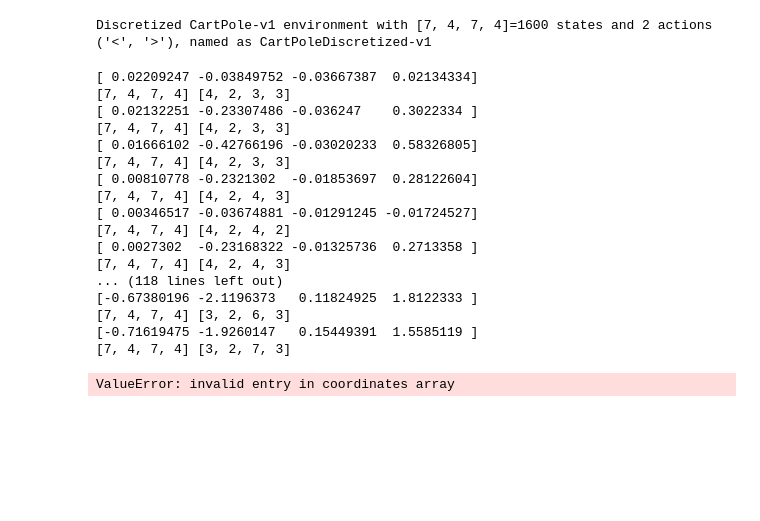
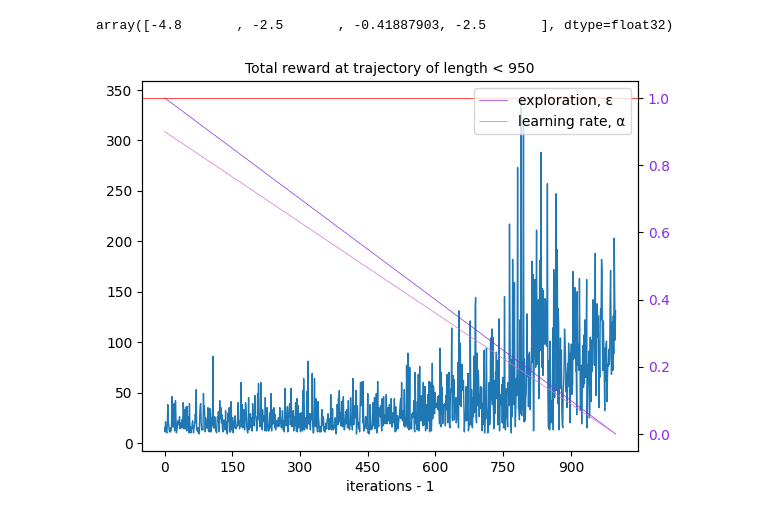
Before and after one commit to Axik0/DRL, a Jupyter notebook: DRL4(CartPole-v1).ipynb, the cells around one changed output. Saved outputs shown, nothing was run; the diff lists cells and outputs as text; code cells hidden in the pictures; blank space fills up the shorter version.

Commit message:
infinity cap for discretization, SARSA works for CartPole

```diff
--- a/DRL4(CartPole-v1).ipynb
+++ b/DRL4(CartPole-v1).ipynb
@@ -25,11 +25,10 @@ class CartPoleDiscretized:
         """overwrites method's output state (considered to be the first element output in returned tuple)"""
         def inner(*args, **kwargs):
             results = method(*args, **kwargs)
-            print(results[0])
             return list([args[0].encode(results[0]), *results[1:]])
         return inner
 
-    def __init__(self, aid_to_str=ACTIONS_STR, discr_cfg=(8, 5, 8, 5)):
+    def __init__(self, aid_to_str=ACTIONS_STR, discr_cfg=(10, 10, 10, 10), inf_cap=2.5):
         self.e = gym.make("CartPole-v1", render_mode="rgb_array")
         self.aid_to_str = ACTIONS_STR = ('<','>') # for policy visualization
 
@@ -43,24 +42,26 @@ class CartPoleDiscretized:
         self.sd = self.e.observation_space.shape[0]
         self.ul = self.e.observation_space.high
         self.ll = self.e.observation_space.low
-        self.b_eds, self.b_dims, self.b_rdms = self.get_bins(discr_cfg)
+        if inf_cap:
+            self.ul[1] = self.ul[3] = inf_cap
+            self.ll[1] = self.ll[3] = -inf_cap
+
+        self.b_eds, self.b_dims = self.get_bins(discr_cfg)
 
     def __repr__(self):
         return f"Discretized {self.e.unwrapped.spec.id} environment with {self.b_dims}={self.observation_space.n} states and {self.action_space.n} actions {self.aid_to_str}, named as {self.unwrapped.spec.id}"
 
     def get_bins(self, config):
-        """handles list/tuple of both bin sizes or 2d array with exact bin values"""
-        bin_edges, bin_sizes, raw_bin_sizes = [], [], []
+        """handles list/tuple of both bin sizes or an array with exact bin values (accounted for -1)"""
+        bin_edges, bin_sizes = [], []
         for i, b in enumerate(config):
             if isinstance(b, (int, np.integer)):
                 bin_sizes.append(b)
-                raw_bin_sizes.append(b-1)
-                bin_edges.append(np.linspace(self.ll[i]/2, self.ul[i]/2, num=b))
+                bin_edges.append(np.linspace(self.ll[i]/2, self.ul[i]/2, num=b-1)) # has to be 1 less cause we have n_edges=n_bins+1
             else:
                 bin_sizes.append(len(b))
-                raw_bin_sizes.append(len(b)-1)
                 bin_edges.append(b)
-        return bin_edges, bin_sizes, raw_bin_sizes
+        return bin_edges, bin_sizes
 
     def discretize(self, observation):
         """multidimensional discretization of 4-tuple of floats, s.that each bin is defined by its edge, i.e. is a half-open interval [b_va[i-1], b_va[i])"""
@@ -68,7 +69,6 @@ class CartPoleDiscretized:
 
     def encode(self, observation):
         """represents 4-tuple of discretized observation as a single integer"""
-        print(self.b_dims, self.discretize(observation))
         return np.ravel_multi_index(self.discretize(observation), dims=self.b_dims).item()
 
     @discrete
@@ -79,10 +79,10 @@ class CartPoleDiscretized:
     def step(self, action):
         return self.e.step(action)
 # %%
-ENV = CartPoleDiscretized()
-ENV
+ENV = CartPoleDiscretized(discr_cfg=(20, 10, 10, 20), inf_cap=2.5)
+ENV.ll
 # %% [output]
-Discretized CartPole-v1 environment with [7, 4, 7, 4]=1600 states and 2 actions ('<', '>'), named as CartPoleDiscretized-v1
+array([-4.8       , -2.5       , -0.41887903, -2.5       ], dtype=float32)
 # %%
 class ModelFreeAgent(RandAgent):
     """Model-free agent == R, TP functions of ENV aren't provided and aren't (explicitly?) approximated"""
@@ -130,6 +130,6 @@ class ModelFreeAgent(RandAgent):
             self.log.append(sum(results['r']))
             if verbose:
                 # ax = self.show_policy()
-                ax = self.learning_curve(title=f"Total reward at trajectory of length < {max_length}", l_scale=True)
+                ax = self.learning_curve(title=f"Total reward at trajectory of length < {max_length}", l_scale=False)
                 ax2 = ax.twinx()
                 ax2.tick_params(axis='y', labelcolor='blueviolet')
@@ -216,7 +216,7 @@ class MonteCarloAgent(ModelFreeAgent):
             eps_rates.append(eps)
             if verbose:
                 # ax = self.show_policy()
-                ax = self.learning_curve(title=f"Total reward at trajectory of length < {max_length}", l_scale=True)
+                ax = self.learning_curve(title=f"Total reward at trajectory of length < {max_length}", l_scale=False)
                 ax2 = ax.twinx()
                 ax2.tick_params(axis='y', labelcolor='blueviolet')
                 sns.lineplot(eps_rates, linewidth=0.5, ax=ax2, label="exploration, ε", color='blueviolet')
@@ -224,25 +224,9 @@ class MonteCarloAgent(ModelFreeAgent):
                 plt.close() # because plt.clf() is spurious
 # %%
 sarsa = SARSAAgent(env=ENV, aid_to_str=ENV.aid_to_str)
-ann_sarsa_a = LinearAR(start=0.5)
-ann_sarsa_e = ExponentialAR(la=1e-1)
+ann_sarsa_a = LinearAR(start=0.9)
+ann_sarsa_e = None
+# ann_sarsa_e = ExponentialAR(la=1e-2)
 sarsa.fit(n_trajectories=1000, max_length=950, alpha_d=ann_sarsa_a, eps_d=ann_sarsa_e, gamma=0.999, verbose=True)
 # %% [output]
-[ 0.02209247 -0.03849752 -0.03667387  0.02134334]
-[7, 4, 7, 4] [4, 2, 3, 3]
-[ 0.02132251 -0.23307486 -0.036247    0.3022334 ]
-[7, 4, 7, 4] [4, 2, 3, 3]
-[ 0.01666102 -0.42766196 -0.03020233  0.58326805]
-[7, 4, 7, 4] [4, 2, 3, 3]
-[ 0.00810778 -0.2321302  -0.01853697  0.28122604]
-[7, 4, 7, 4] [4, 2, 4, 3]
-[ 0.00346517 -0.03674881 -0.01291245 -0.01724527]
-[7, 4, 7, 4] [4, 2, 4, 2]
-[ 0.0027302  -0.23168322 -0.01325736  0.2713358 ]
-[7, 4, 7, 4] [4, 2, 4, 3]
-... (118 lines left out)
-[-0.67380196 -2.1196373   0.11824925  1.8122333 ]
-[7, 4, 7, 4] [3, 2, 6, 3]
-[-0.71619475 -1.9260147   0.15449391  1.5585119 ]
-[7, 4, 7, 4] [3, 2, 7, 3]
-ValueError: invalid entry in coordinates array
+[figure, added]
```
